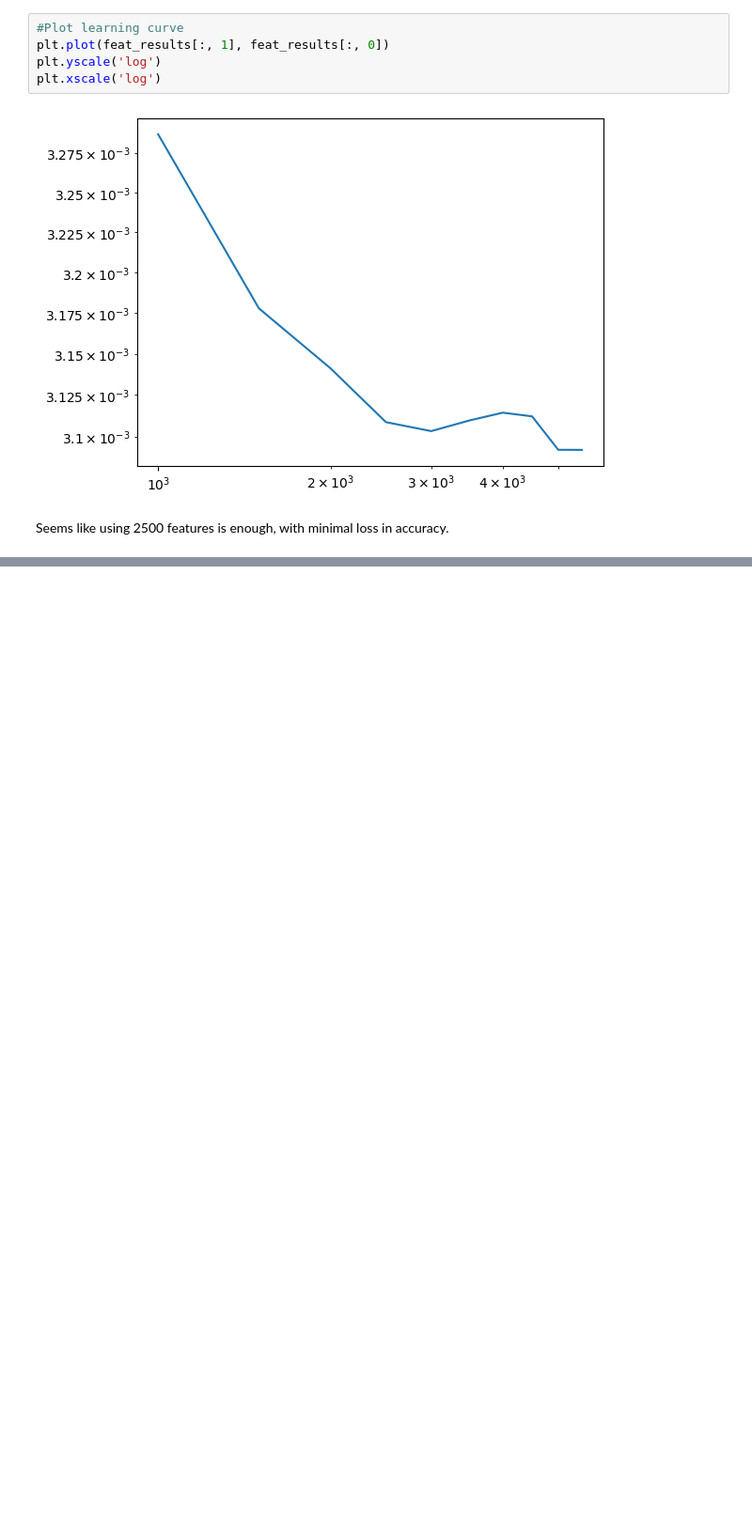
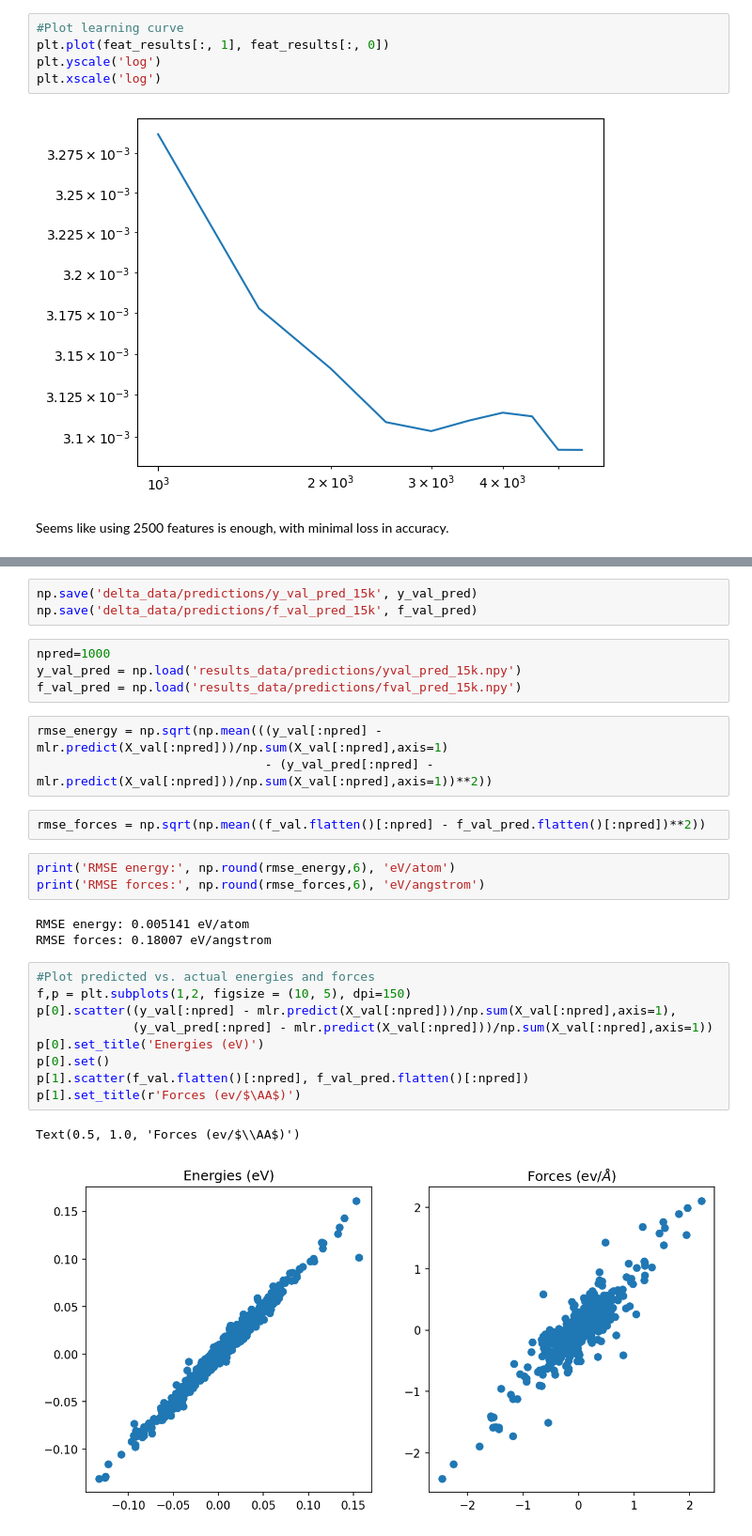
Before and after one commit to victorprincipe/genpot, a Jupyter notebook: delta_general.ipynb, the cells around one changed output, grey strips where cells are left out. Shown at 94% size. Saved outputs shown, nothing was run; the diff lists cells and outputs as text; blank space fills up the shorter version.

```diff
--- a/delta_general.ipynb
+++ b/delta_general.ipynb
@@ -964,0 +1085,30 @@ soap = SphericalInvariants(**hypers, coefficient_subselection={"a": a, "b": b, "
+# %%
+np.save('delta_data/predictions/y_val_pred_15k', y_val_pred)
+np.save('delta_data/predictions/f_val_pred_15k', f_val_pred)
+# %%
+npred=1000
+y_val_pred = np.load('results_data/predictions/yval_pred_15k.npy')
+f_val_pred = np.load('results_data/predictions/fval_pred_15k.npy')
+# %%
+rmse_energy = np.sqrt(np.mean(((y_val[:npred] - mlr.predict(X_val[:npred]))/np.sum(X_val[:npred],axis=1)
+                               - (y_val_pred[:npred] - mlr.predict(X_val[:npred]))/np.sum(X_val[:npred],axis=1))**2))
+# %%
+rmse_forces = np.sqrt(np.mean((f_val.flatten()[:npred] - f_val_pred.flatten()[:npred])**2))
+# %%
+print('RMSE energy:', np.round(rmse_energy,6), 'eV/atom')
+print('RMSE forces:', np.round(rmse_forces,6), 'eV/angstrom')
+# %% [output]
+RMSE energy: 0.005141 eV/atom
+RMSE forces: 0.18007 eV/angstrom
+# %%
+#Plot predicted vs. actual energies and forces
+f,p = plt.subplots(1,2, figsize = (10, 5), dpi=150)
+p[0].scatter((y_val[:npred] - mlr.predict(X_val[:npred]))/np.sum(X_val[:npred],axis=1),
+             (y_val_pred[:npred] - mlr.predict(X_val[:npred]))/np.sum(X_val[:npred],axis=1))
+p[0].set_title('Energies (eV)')
+p[0].set()
+p[1].scatter(f_val.flatten()[:npred], f_val_pred.flatten()[:npred])
+p[1].set_title(r'Forces (ev/$\AA$)')
+# %% [output]
+Text(0.5, 1.0, 'Forces (ev/$\\AA$)')
+[figure, added]
```
Also changed, not shown: parts of 22 cells of this notebook.
